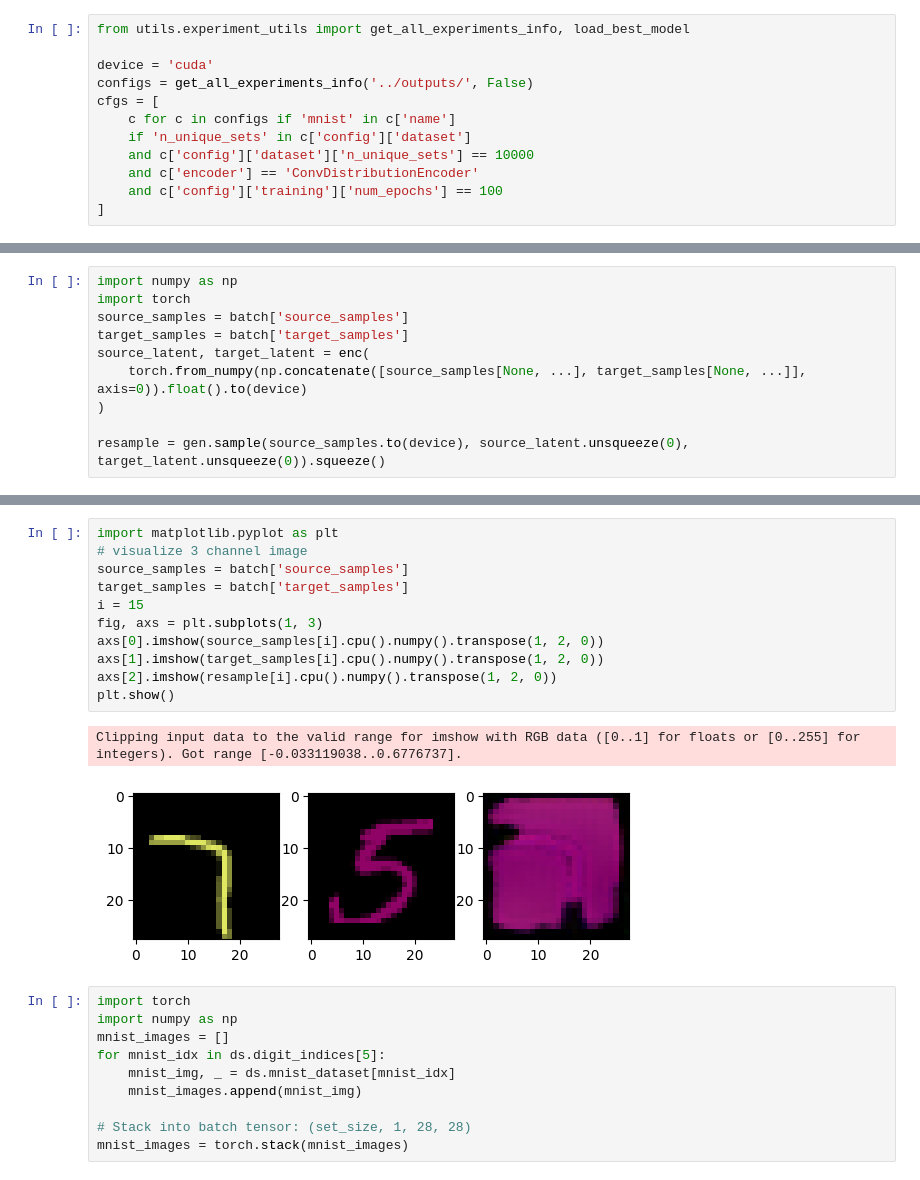
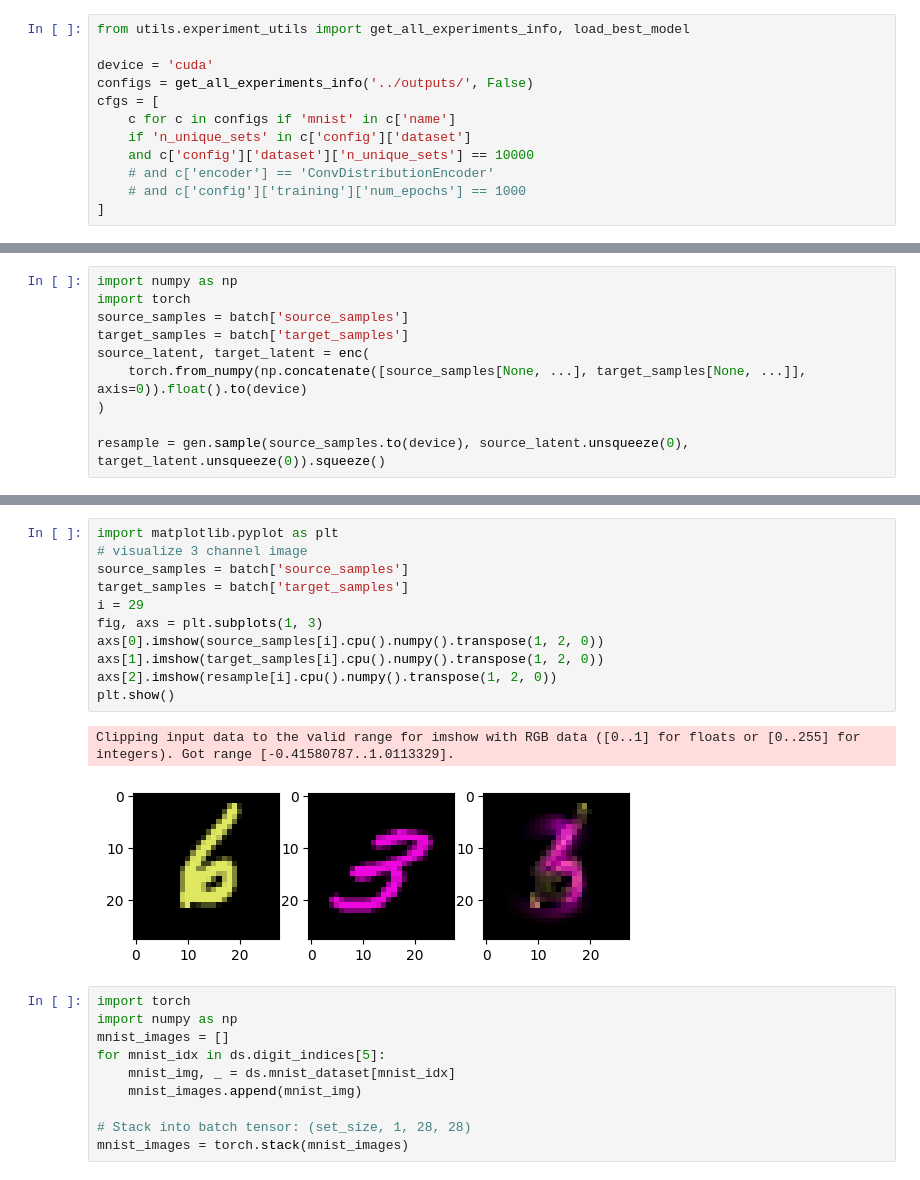
Before and after one commit to njwfish/DistributionConditionedTransport, a Jupyter notebook: notebooks/mnist_colors.ipynb, the cells around one changed output, grey strips where cells are left out. Drawn from its saved outputs; the diff is of its cells as text.

```diff
--- a/notebooks/mnist_colors.ipynb
+++ b/notebooks/mnist_colors.ipynb
@@ -20,8 +20,8 @@ cfgs = [
     c for c in configs if 'mnist' in c['name']
     if 'n_unique_sets' in c['config']['dataset']
     and c['config']['dataset']['n_unique_sets'] == 10000
-    and c['encoder'] == 'ConvDistributionEncoder'
-    and c['config']['training']['num_epochs'] == 100
+    # and c['encoder'] == 'ConvDistributionEncoder'
+    # and c['config']['training']['num_epochs'] == 1000
 ]
 # %%
 cfgs
@@ -82,17 +102,17 @@ resample = gen.sample(source_samples.to(device), source_latent.unsqueeze(0), tar
 # %%
 import matplotlib.pyplot as plt
 # visualize 3 channel image
 source_samples = batch['source_samples']
 target_samples = batch['target_samples']
-i = 15
+i = 29
 fig, axs = plt.subplots(1, 3)
 axs[0].imshow(source_samples[i].cpu().numpy().transpose(1, 2, 0))
 axs[1].imshow(target_samples[i].cpu().numpy().transpose(1, 2, 0))
 axs[2].imshow(resample[i].cpu().numpy().transpose(1, 2, 0))
 plt.show()
 # %% [output]
-Clipping input data to the valid range for imshow with RGB data ([0..1] for floats or [0..255] for integers). Got range [-0.033119038..0.6776737].
+Clipping input data to the valid range for imshow with RGB data ([0..1] for floats or [0..255] for integers). Got range [-0.41580787..1.0113329].
-[figure, old version]
+[figure, new version]
 # %%
 import torch
 import numpy as np
```
Also changed, not shown: parts of 2 cells of this notebook, 4 other files.
